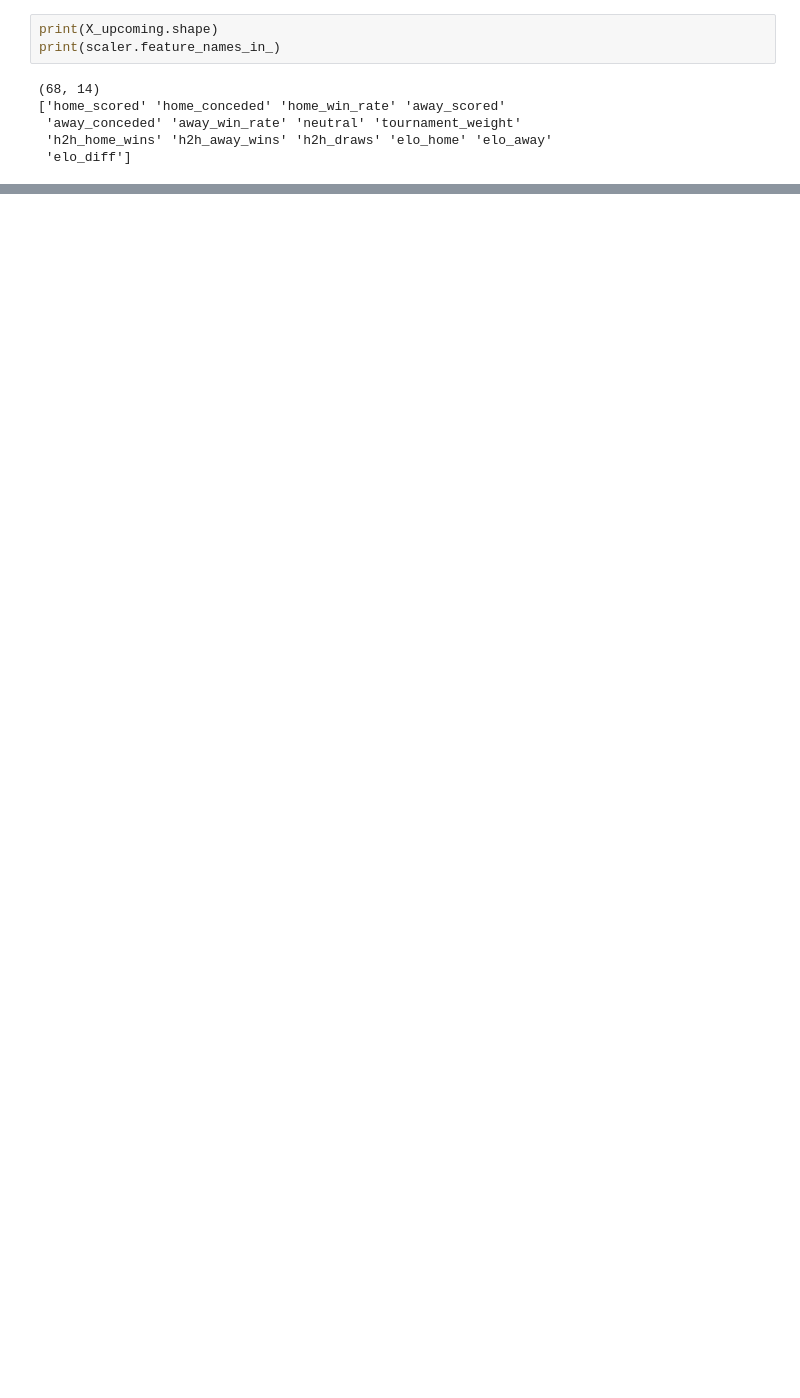
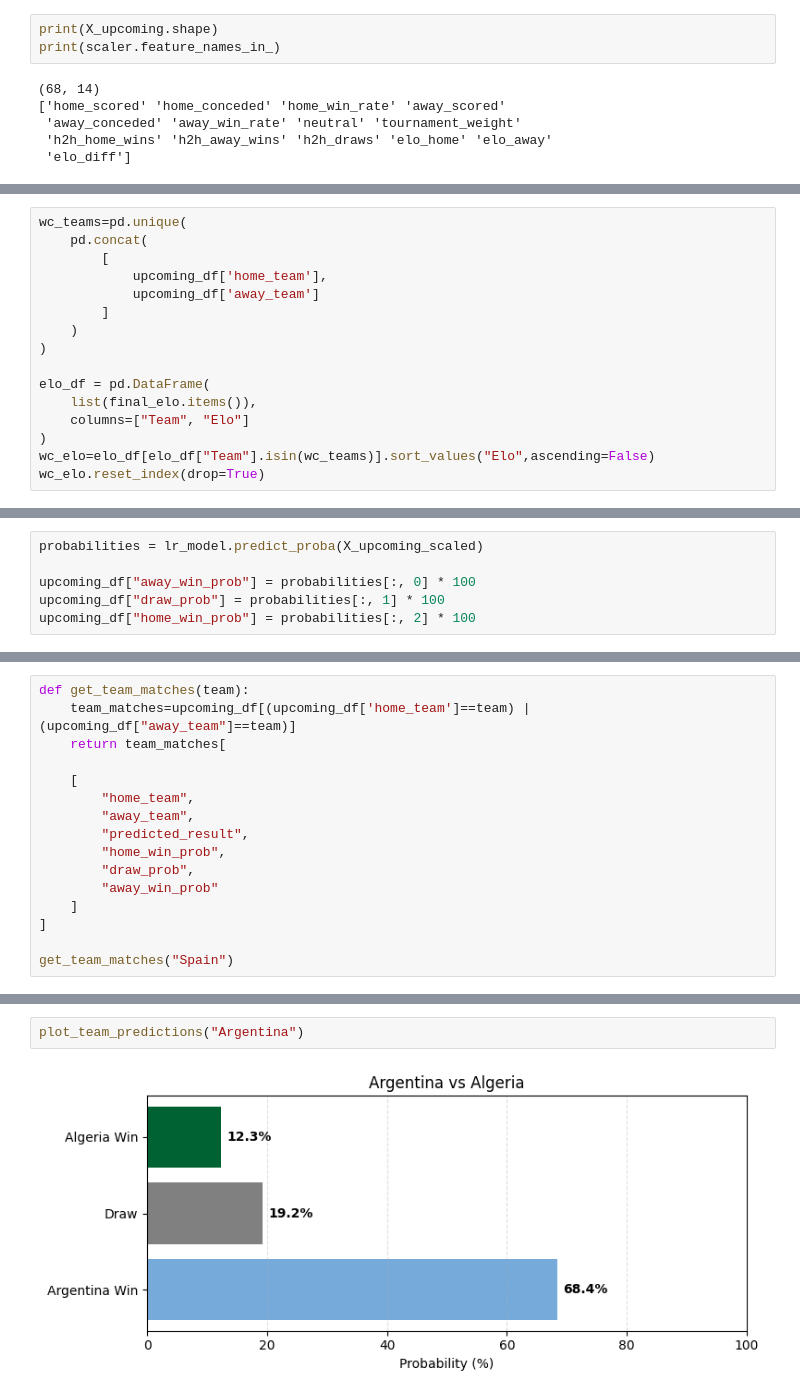
Before and after one commit to maanaz/World_cup_prediction_model, a Jupyter notebook: International football results/main.ipynb, the cells around one changed output, grey strips where cells are left out. Drawn from its saved outputs; the diff is of its cells as text; blank space fills up the shorter version.

```diff
--- a/International football results/main.ipynb
+++ b/International football results/main.ipynb
@@ -681,0 +879,16 @@ print(upcoming_df[['home_team', 'away_team']].head())
+# %%
+wc_teams=pd.unique(
+    pd.concat(
+        [
+            upcoming_df['home_team'],
+            upcoming_df['away_team']
+        ]
+    )
+)
+
+elo_df = pd.DataFrame(
+    list(final_elo.items()),
+    columns=["Team", "Elo"]
+)
+wc_elo=elo_df[elo_df["Team"].isin(wc_teams)].sort_values("Elo",ascending=False)
+wc_elo.reset_index(drop=True)
@@ -681,0 +977,6 @@ print(upcoming_df[['home_team', 'away_team']].head())
+# %%
+probabilities = lr_model.predict_proba(X_upcoming_scaled)
+
+upcoming_df["away_win_prob"] = probabilities[:, 0] * 100
+upcoming_df["draw_prob"] = probabilities[:, 1] * 100
+upcoming_df["home_win_prob"] = probabilities[:, 2] * 100
@@ -681,0 +1000,16 @@ print(upcoming_df[['home_team', 'away_team']].head())
+# %%
+def get_team_matches(team):
+    team_matches=upcoming_df[(upcoming_df['home_team']==team) | (upcoming_df["away_team"]==team)]
+    return team_matches[
+
+    [
+        "home_team",
+        "away_team",
+        "predicted_result",
+        "home_win_prob",
+        "draw_prob",
+        "away_win_prob"
+    ]
+]
+
+get_team_matches("Spain")
@@ -681,0 +1082,4 @@ print(upcoming_df[['home_team', 'away_team']].head())
+# %%
+plot_team_predictions("Argentina")
+# %% [output]
+[figure, added]
```
Also changed, not shown: parts of 20 cells of this notebook, 5 other files.
